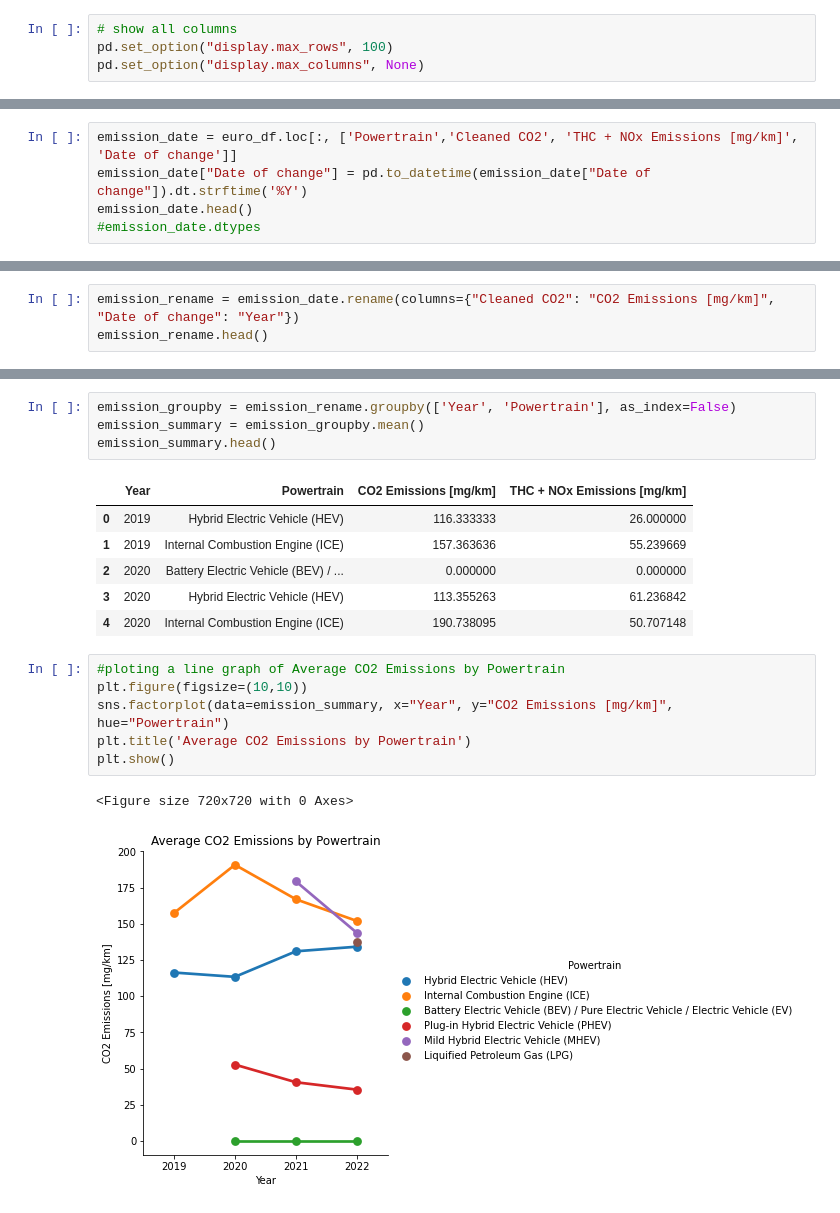
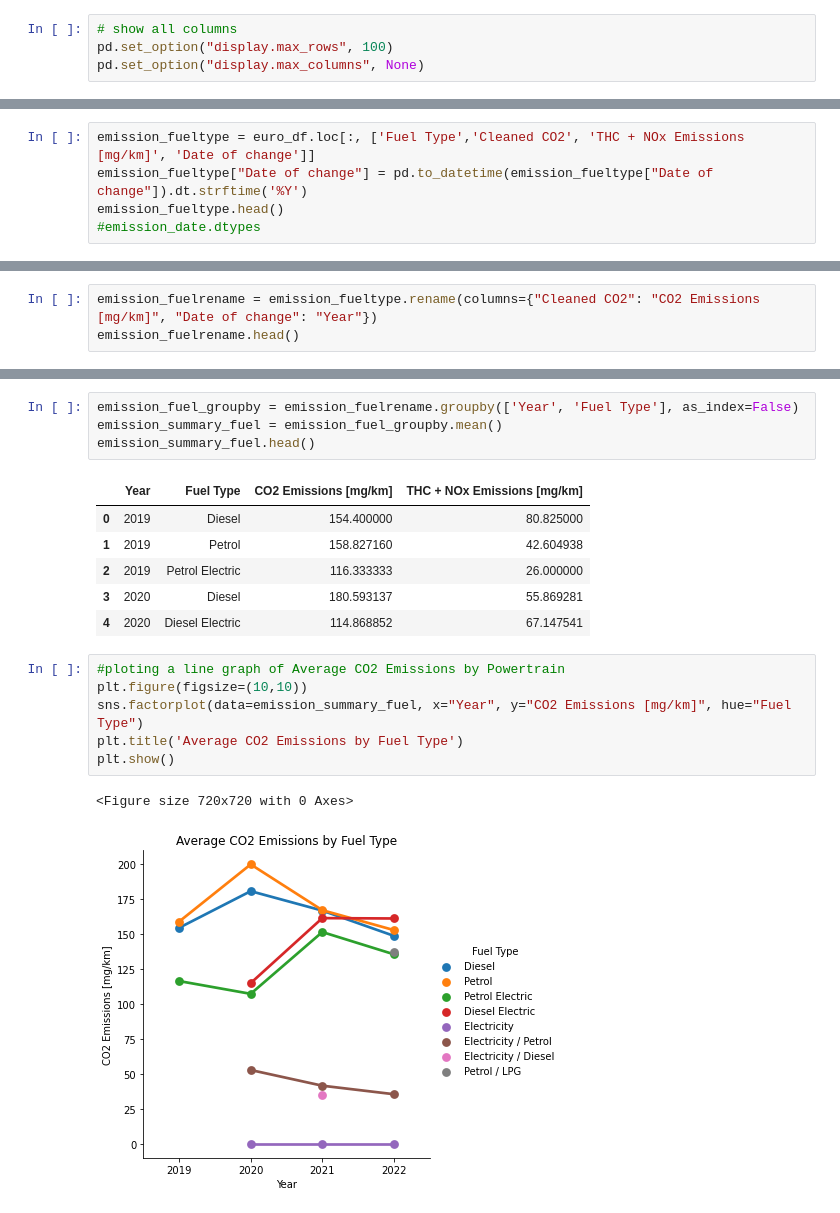
Before and after one commit to grilgamesh/How-important-is-the-change-to-electric-cars-, a Jupyter notebook: datalook.ipynb, the cells around one changed output, grey strips where cells are left out. Saved outputs shown, nothing was run; the diff lists cells and outputs as text.

Commit message:
updated code by fuel type

```diff
--- a/datalook.ipynb
+++ b/datalook.ipynb
@@ -25,6 +28,6 @@ pd.set_option("display.max_columns", None)
 # %%
-emission_date = euro_df.loc[:, ['Powertrain','Cleaned CO2', 'THC + NOx Emissions [mg/km]', 'Date of change']]
-emission_date["Date of change"] = pd.to_datetime(emission_date["Date of change"]).dt.strftime('%Y')
-emission_date.head()
+emission_fueltype = euro_df.loc[:, ['Fuel Type','Cleaned CO2', 'THC + NOx Emissions [mg/km]', 'Date of change']]
+emission_fueltype["Date of change"] = pd.to_datetime(emission_fueltype["Date of change"]).dt.strftime('%Y')
+emission_fueltype.head()
 #emission_date.dtypes
 # %% [output]
@@ -37,4 +40,4 @@ emission_date.head()
 # %%
-emission_rename = emission_date.rename(columns={"Cleaned CO2": "CO2 Emissions [mg/km]", "Date of change": "Year"})
-emission_rename.head()
+emission_fuelrename = emission_fueltype.rename(columns={"Cleaned CO2": "CO2 Emissions [mg/km]", "Date of change": "Year"})
+emission_fuelrename.head()
 # %% [output]
@@ -47,23 +50,23 @@ emission_rename.head()
 # %%
-emission_groupby = emission_rename.groupby(['Year', 'Powertrain'], as_index=False)
-emission_summary = emission_groupby.mean()
-emission_summary.head()
+emission_fuel_groupby = emission_fuelrename.groupby(['Year', 'Fuel Type'], as_index=False)
+emission_summary_fuel = emission_fuel_groupby.mean()
+emission_summary_fuel.head()
 # %% [output]
-|  | Year | Powertrain | CO2 Emissions [mg/km] | THC + NOx Emissions [mg/km] |
-| 0 | 2019 | Hybrid Electric Vehicle (HEV) | 116.333333 | 26.000000 |
-| 1 | 2019 | Internal Combustion Engine (ICE) | 157.363636 | 55.239669 |
-| 2 | 2020 | Battery Electric Vehicle (BEV) / ... | 0.000000 | 0.000000 |
-| 3 | 2020 | Hybrid Electric Vehicle (HEV) | 113.355263 | 61.236842 |
-| 4 | 2020 | Internal Combustion Engine (ICE) | 190.738095 | 50.707148 |
+|  | Year | Fuel Type | CO2 Emissions [mg/km] | THC + NOx Emissions [mg/km] |
+| 0 | 2019 | Diesel | 154.400000 | 80.825000 |
+| 1 | 2019 | Petrol | 158.827160 | 42.604938 |
+| 2 | 2019 | Petrol Electric | 116.333333 | 26.000000 |
+| 3 | 2020 | Diesel | 180.593137 | 55.869281 |
+| 4 | 2020 | Diesel Electric | 114.868852 | 67.147541 |
 # %%
 #ploting a line graph of Average CO2 Emissions by Powertrain
 plt.figure(figsize=(10,10))
-sns.factorplot(data=emission_summary, x="Year", y="CO2 Emissions [mg/km]", hue="Powertrain")
-plt.title('Average CO2 Emissions by Powertrain')
+sns.factorplot(data=emission_summary_fuel, x="Year", y="CO2 Emissions [mg/km]", hue="Fuel Type")
+plt.title('Average CO2 Emissions by Fuel Type')
 plt.show()
 # %% [output]
 <Figure size 720x720 with 0 Axes>
-[figure, old version]
+[figure, new version]
 # %%
 #ploting a line graph of Average THC + NOx Emissions by Powertrain
 plt.figure(figsize=(10,10))
```
Also changed, not shown: parts of 6 cells of this notebook.
